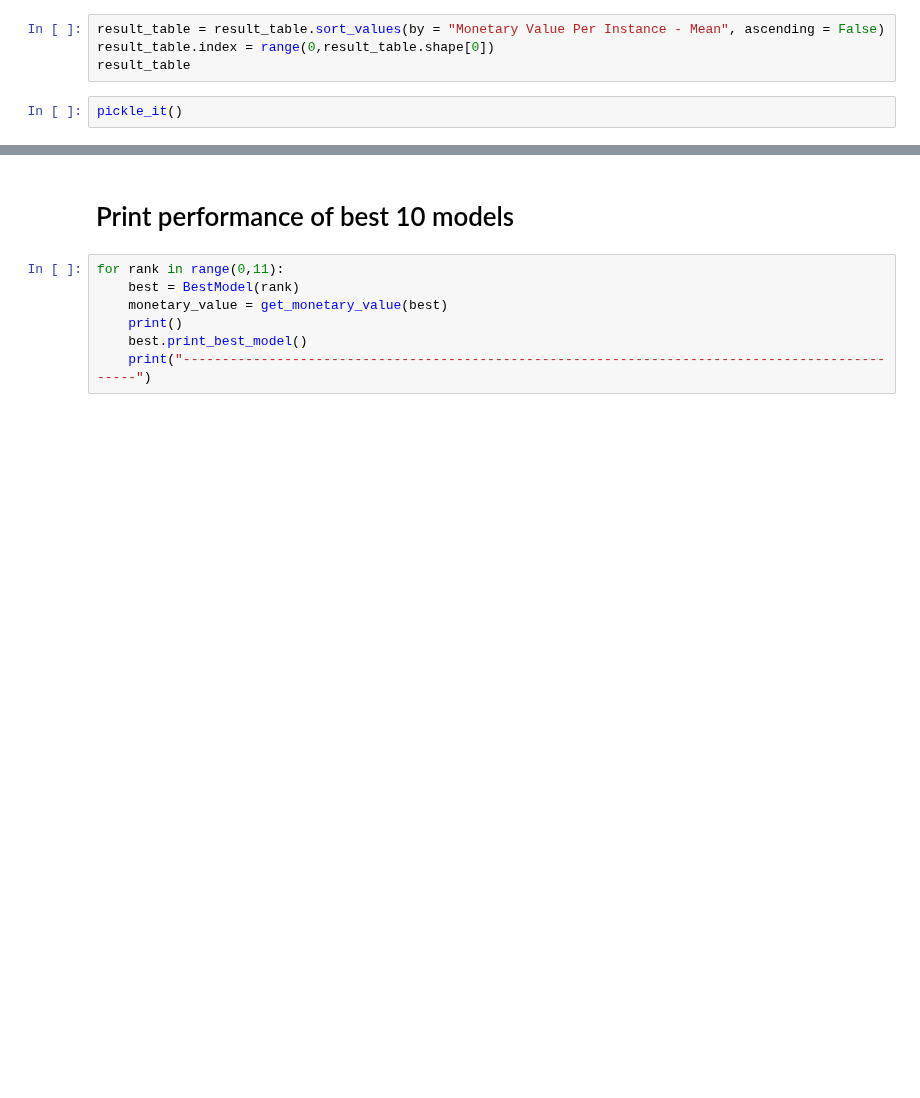
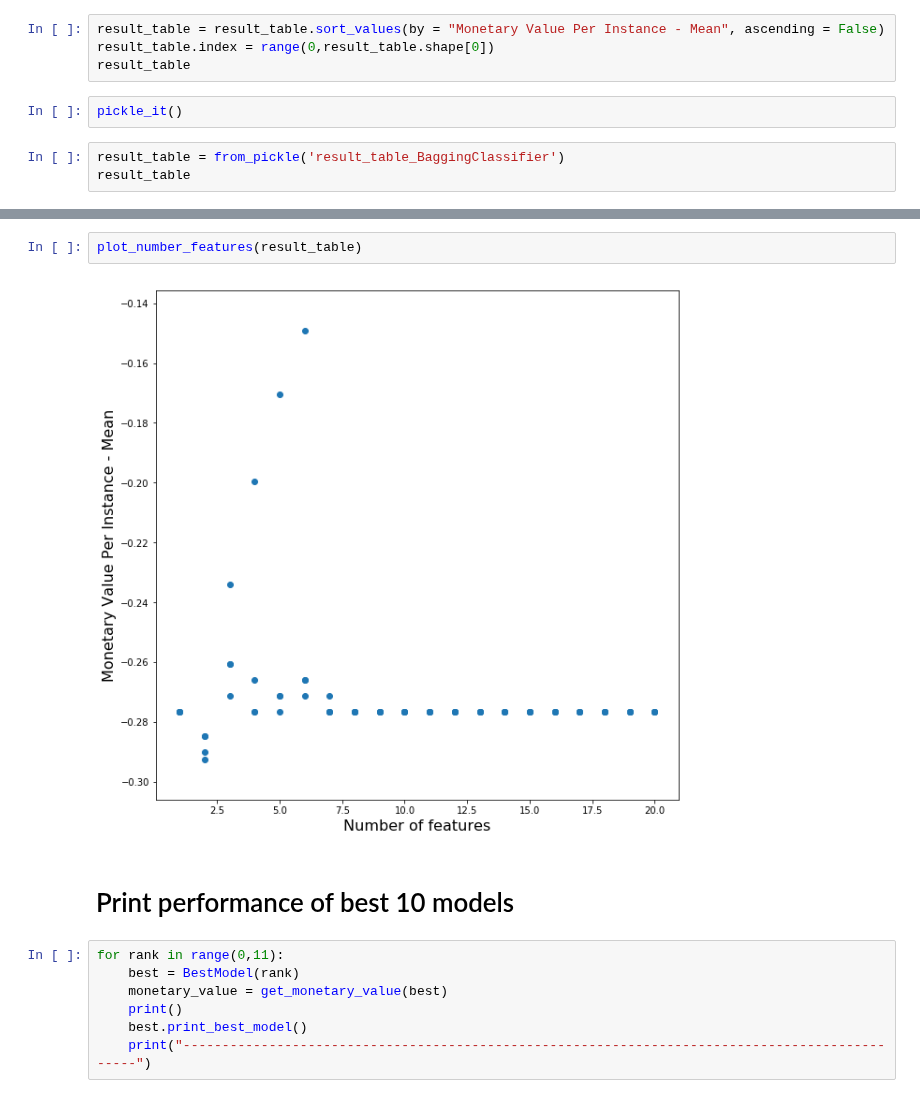
Before and after one commit to anhmt90/data-mining-cup, a Jupyter notebook: models/In Depth Model Analysis/bagging.ipynb, the cells around one changed output, grey strips where cells are left out. Drawn from its saved outputs; the diff is of its cells as text; blank space fills up the shorter version.

Commit message:
add graphs of feature count

```diff
--- a/models/In Depth Model Analysis/bagging.ipynb
+++ b/models/In Depth Model Analysis/bagging.ipynb
@@ -119,3 +119,6 @@ result_table.index = range(0,result_table.shape[0])
 result_table
 # %%
 pickle_it()
+# %%
+result_table = from_pickle('result_table_BaggingClassifier')
+result_table
@@ -122,3 +143,7 @@ pickle_it()
+# %%
+plot_number_features(result_table)
+# %% [output]
+[figure, added]
 # %% [markdown]
 # Print performance of best 10 models
 # %%
```
Also changed, not shown: parts of 2 cells of this notebook, 3 other files.
